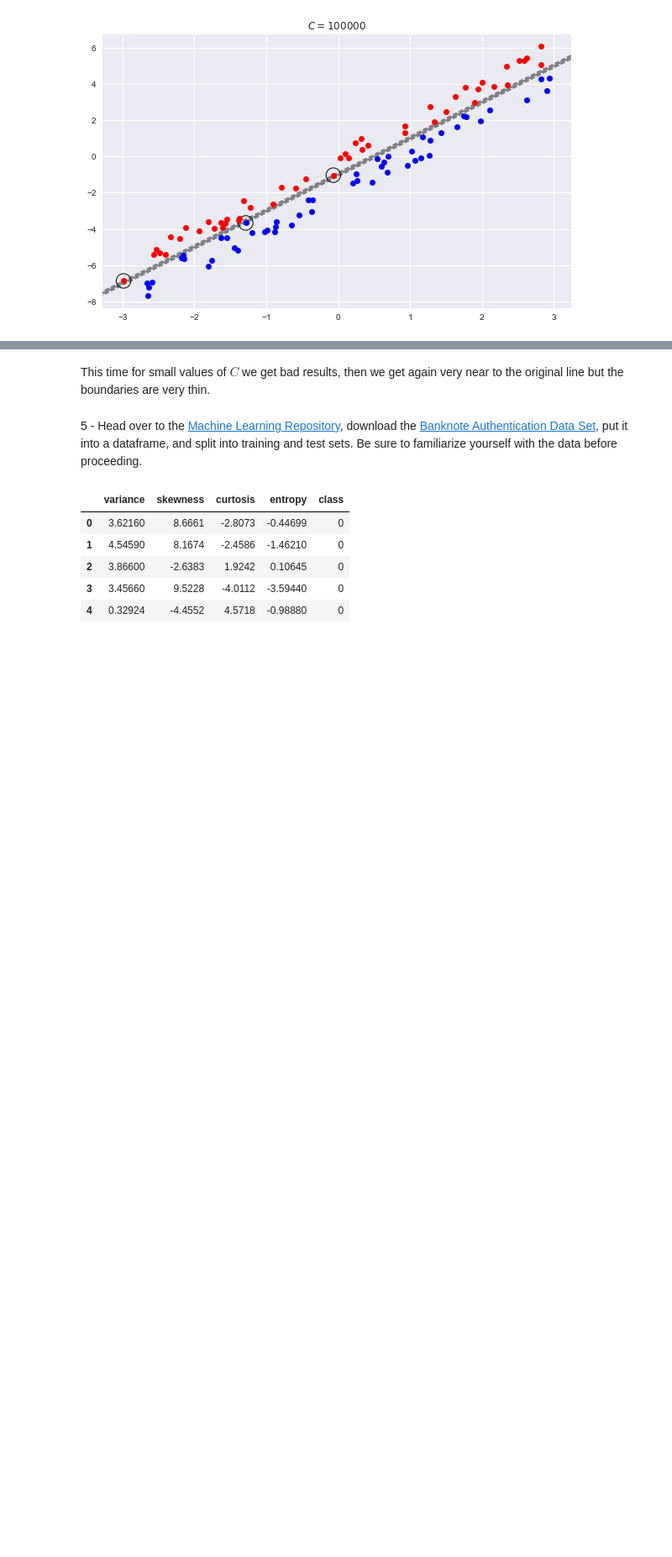
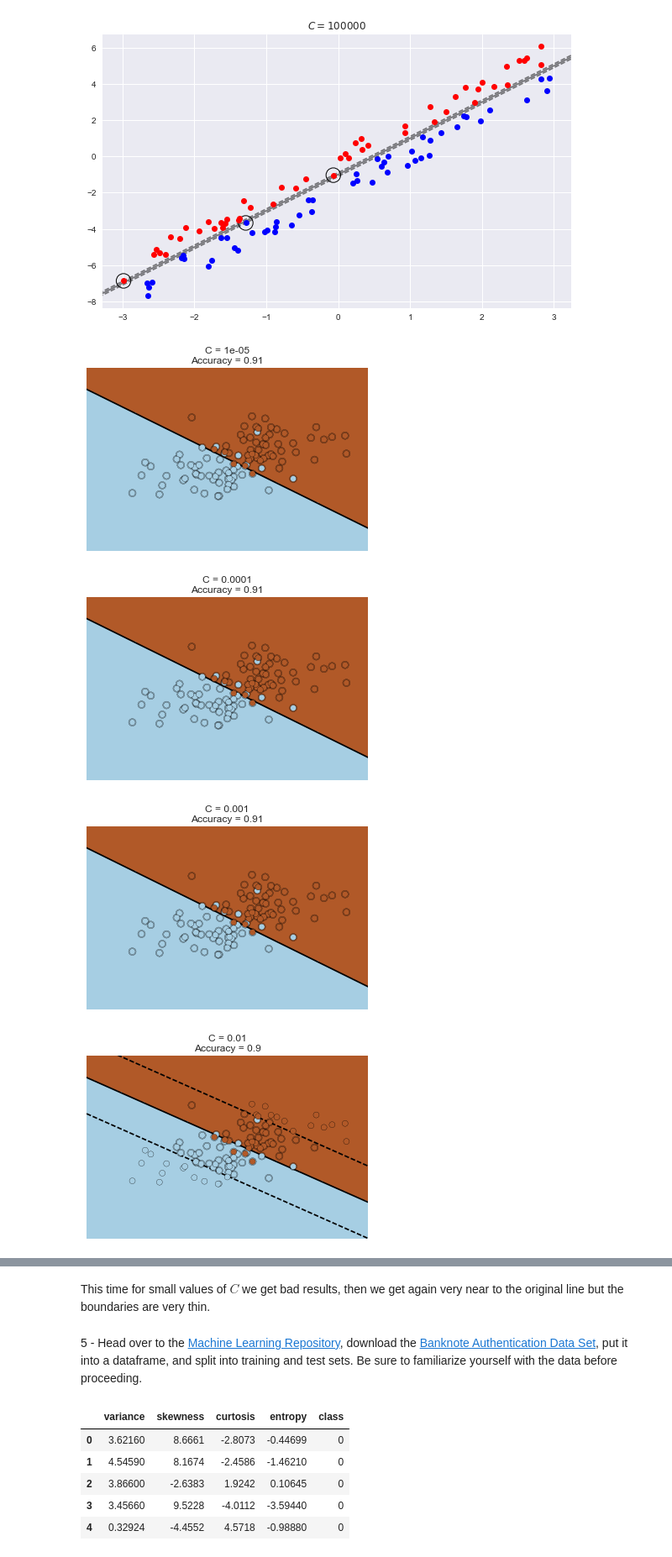
Before and after one commit to aleph314/K2, a Jupyter notebook: Classification/SVM-exercise.ipynb, the cells around one changed output, grey strips where cells are left out. Shown at 84% size. Drawn from its saved outputs; the diff is of its cells as text; code cells hidden in the pictures; blank space fills up the shorter version.

```diff
--- a/Classification/SVM-exercise.ipynb
+++ b/Classification/SVM-exercise.ipynb
@@ -163,3 +253,67 @@ Score for C = 100000: 1.00000
 [figure]
 [figure]
 [figure]
+# %%
+# solution
+c_vals = [10**n for n in range(-5, 5, 1)]
+
+models = []
+for c in c_vals:
+    svc = SVC(kernel='linear', C=c, random_state=0)
+    svc.fit(X, y)
+    models.append(svc)
+# %%
+# solution
+fignum = 1
+for clf in models:
+    # get the separating hyperplance
+    w = clf.coef_[0]
+    a = - w[0] / w[1]
+    xx = np.linspace(-5, 5)
+    yy = a * xx - clf.intercept_[0] / w[1]
+
+    # plot the parallels to the separating hyperplane that pass through the
+    # support vectors (margin away from hyperplane in direction
+    # perpendicular to hyperplane). This is sqrt(1+a^2) away vertically in 2-d.
+    margin = 1 / np.sqrt(np.sum(clf.coef_ ** 2))
+    yy_down = yy - np.sqrt(1 + a**2) * margin
+    yy_up = yy + np.sqrt(1 + a**2) * margin
+
+    # plot the line, the points, and the nearest vectors to the plane
+    plt.figure(fignum)
+    plt.clf()
+    plt.plot(xx, yy, 'k-')
+    plt.plot(xx, yy_down, 'k--')
+    plt.plot(xx, yy_up, 'k--')
+
+    plt.scatter(clf.support_vectors_[:, 0], clf.support_vectors_[:, 1], s=80,
+               facecolors='none', zorder=10, edgecolors='k')
+    plt.scatter(X[:, 0], X[:, 1], c=y, zorder=10, cmap=plt.cm.Paired, edgecolors='k')
+    plt.title('C = ' + str(clf.get_params()['C']) + '\n' + 'Accuracy = ' + str(clf.score(X, y)))
+
+    plt.axis('tight')
+    x_min = -4.8
+    x_max = 4.2
+    y_min = -6
+    y_max = 6
+
+    XX, YY = np.mgrid[x_min:x_max:200j, y_min:y_max:200j]
+    Z = clf.predict(np.c_[XX.ravel(), YY.ravel()])
+
+    # Put the result into a color plot
+    Z = Z.reshape(XX.shape)
+    plt.figure(fignum)
+    plt.pcolormesh(XX, YY, Z, cmap=plt.cm.Paired)
+
+    plt.xlim(x_min, x_max)
+    plt.ylim(y_min, y_max)
+
+    plt.xticks(())
+    plt.yticks(())
+
+    fignum += 1
+# %% [output]
+[figure, added]
+[figure, added]
+[figure, added]
+[figure, added]
```
Also changed, not shown: parts of 16 cells of this notebook.
